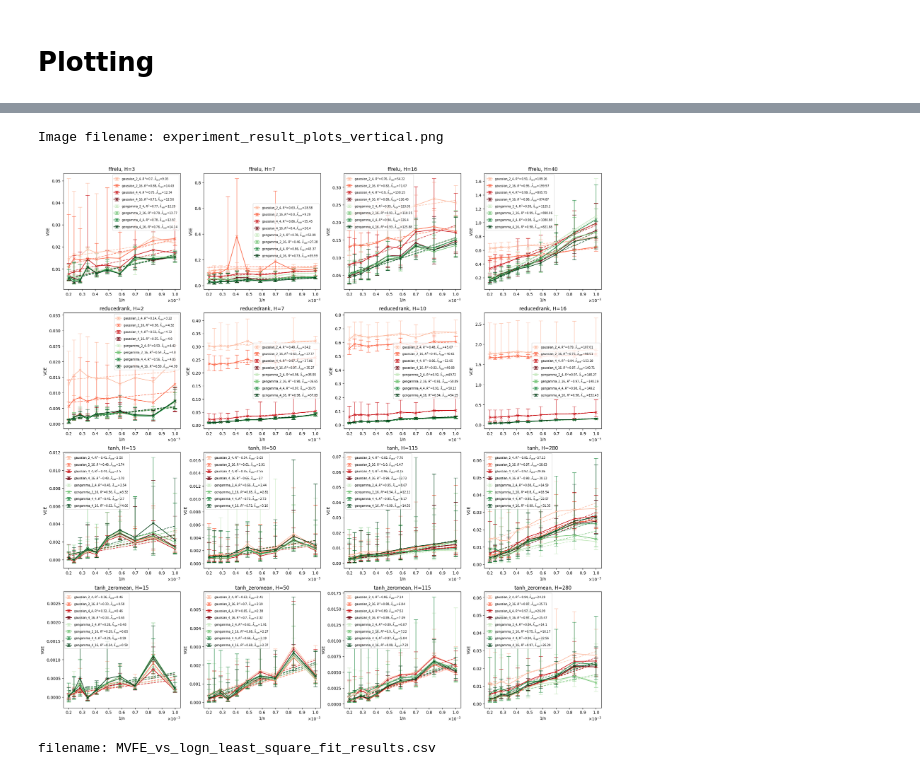
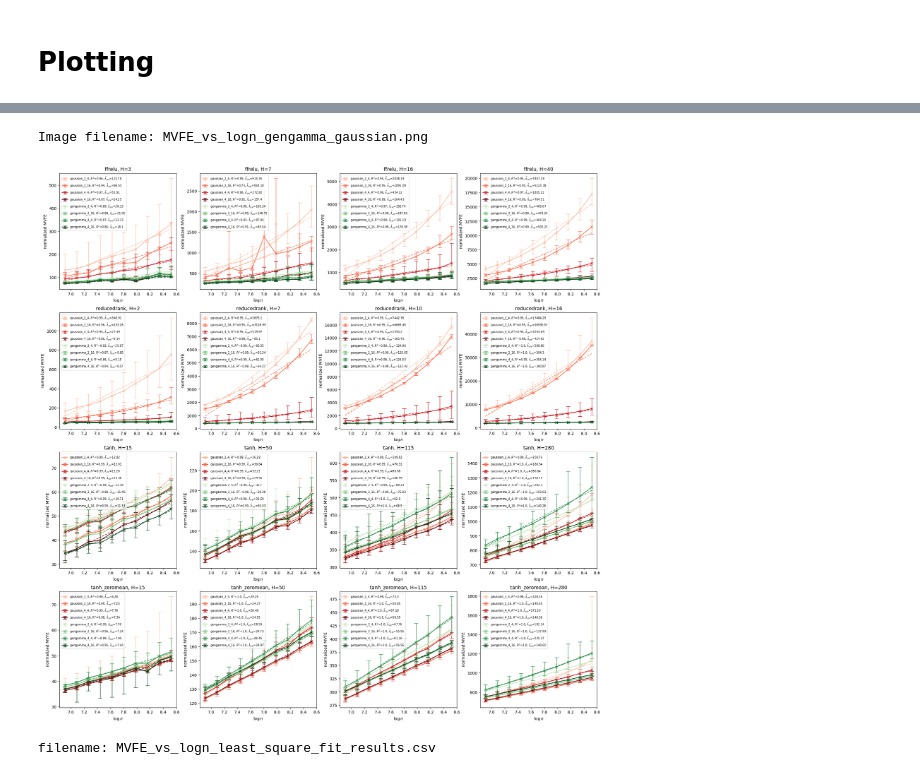
Before and after one commit to suswei/BNN_via_SLT, a Jupyter notebook: plot-experimental-results.ipynb, the cells around one changed output, grey strips where cells are left out. Cells and saved outputs as stored; diff of their text form; code cells hidden in the pictures.

Commit message:
add plotting script and plotting instructions in README.md

```diff
--- a/plot-experimental-results.ipynb
+++ b/plot-experimental-results.ipynb
@@ -237,8 +244,34 @@ def _transpose_list(x):
 # %%
-dataset_types = sorted(set([x[0] for x in df_data.index]))
+# Plot settings
+PLOT_ONLY = [
+    "gengamma",
+    "gaussian"
+]
+PLOT_BEST_LINE_ONLY = False
+# PLOT_YVAR = COL_ELBO_SHAT
+# PLOT_YVAR = COL_ELBO_S
+# PLOT_YVAR = COL_TESTLPD
+PLOT_YVAR = COL_MVFE
+# PLOT_YVAR = COL_VGE
+
+PLOT_STATS = "mean"
+
+slope_var_name_dict = {
+    COL_MVFE: "$\\hat{\\lambda}_{vfe}$",
+    COL_VGE: "$\\hat{\\lambda}_{vge}$",
+}
+SLOPE_VAR_NAME = slope_var_name_dict.get(PLOT_YVAR, "slope")
+
+PLOT_TRUE_LAMBDA_LINE = False
+PLOT_LEAST_SQUARE_LINE = True
+FORCE_ZERO_INTERCEPT = False
+
+
+# Slicing out plotting data base on settings.
+dataset_types = sorted(set([x[0] for x in df_group.index]))
 plot_grid = []
 for dataset in dataset_types:
-    df = df_data.loc[dataset]
+    df = df_group.loc[dataset]
     row = []
     for h in sorted(df[COL_H].unique()):
         row.append((dataset, h))
@@ -252,24 +285,12 @@ for dataset in dataset_types:
 # ]
 # plot_grid = _transpose_list(plot_grid)
 
-num_rows = len(plot_grid)
-num_cols = len(plot_grid[0])
-fig, axes = plt.subplots(num_rows, num_cols, figsize=(6 * num_cols, 6 * num_rows), sharex=False)
-if len(axes.shape) == 1:
-    axes = axes.reshape(-1, 1)
 
 basedist_color_map = {
     "gengamma": "Greens",
     "gaussian": "Reds"
 }
 
-
-PLOT_ONLY = [
-    "gengamma",
-    "gaussian"
-]
-
-PLOT_BEST_LINE_ONLY = False
 
 idx_filtered = df_group.index.get_level_values(1).isin(PLOT_ONLY)
 df_plot = df_group[idx_filtered]
@@ -286,23 +307,18 @@ if PLOT_BEST_LINE_ONLY:
     df_plot = df_chosen
 
 
-# PLOT_YVAR = COL_ELBO_SHAT
-# PLOT_YVAR = COL_ELBO_S
-# PLOT_YVAR = COL_TESTLPD
-# PLOT_YVAR = COL_MVFE
-PLOT_YVAR = COL_VGE
+# df_plot = df_plot[
+#     df_plot.index.get_level_values(2).isin([2])
+#     & df_plot.index.get_level_values(3).isin([4])
+# ]
 
-PLOT_STATS = "mean"
 
-slope_var_name_dict = {
-    COL_MVFE: "$\\hat{\\lambda}_{vfe}$",
-    COL_VGE: "$\\hat{\\lambda}_{vge}$",
-}
-SLOPE_VAR_NAME = slope_var_name_dict.get(PLOT_YVAR, "slope")
-
-PLOT_TRUE_LAMBDA_LINE = False
-PLOT_LEAST_SQUARE_LINE = True
-FORCE_ZERO_INTERCEPT = False
+# start plotting
+num_rows = len(plot_grid)
+num_cols = len(plot_grid[0])
+fig, axes = plt.subplots(num_rows, num_cols, figsize=(6 * num_cols, 6 * num_rows), sharex=False)
+if len(axes.shape) == 1:
+    axes = axes.reshape(-1, 1)
 
 rec = []
 for i in range(num_rows):
@@ -363,36 +379,37 @@ for i in range(num_rows):
                 x, y,
                 fmt="x-",
                 yerr=e,
                 capsize=5,
                 elinewidth=1,
                 capthick=1,
                 label=label,
                 color=c
             )
 
             if not lambda_logn_plotted and PLOT_TRUE_LAMBDA_LINE:
                 ax.plot(x, y2, color="blue", label=COL_LAMLOGN)
                 lambda_logn_plotted = True
             ax.legend(prop={"size": 7})
             ax.set_title(f"{dataset}, H={h}")
             ax.set_xlabel(xlabel)
             ax.set_ylabel(PLOT_YVAR)
             if PLOT_YVAR == COL_VGE:
                 ax.ticklabel_format(axis="x", style="scientific", scilimits=(0, 0), useMathText=True)
 
 
 image_filename = FILENAME_PREFIX_DICT.get(PLOT_YVAR, None)
 if image_filename is not None:
     image_filename += f"_{'_'.join(PLOT_ONLY)}"
     if PLOT_BEST_LINE_ONLY:
         image_filename += "_best_line_only"
-    image_filename = "experiment_result_plots_vertical"
+#     image_filename = "experiment_result_plots_vertical"
+#     image_filename = "VGE_vs_logn_gengamma_gaussian_2_4_only"
     image_filename += ".png"
     print(f"Image filename: {image_filename}")
     savefig(fig, image_filename)
 # %% [output]
-Image filename: experiment_result_plots_vertical.png
+Image filename: MVFE_vs_logn_gengamma_gaussian.png
-[figure, old version]
+[figure, new version]
 # %%
 df_rec = pd.DataFrame(
     rec,
```
Also changed, not shown: parts of 10 cells of this notebook, 4 other files.
